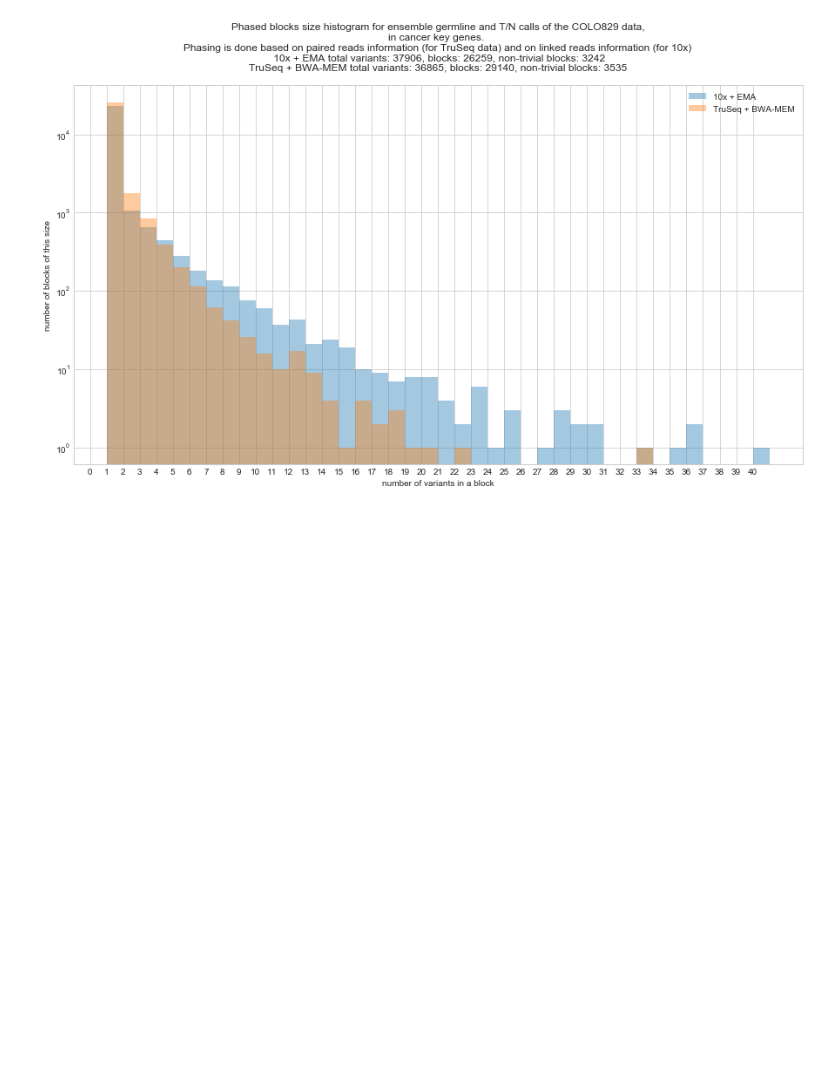
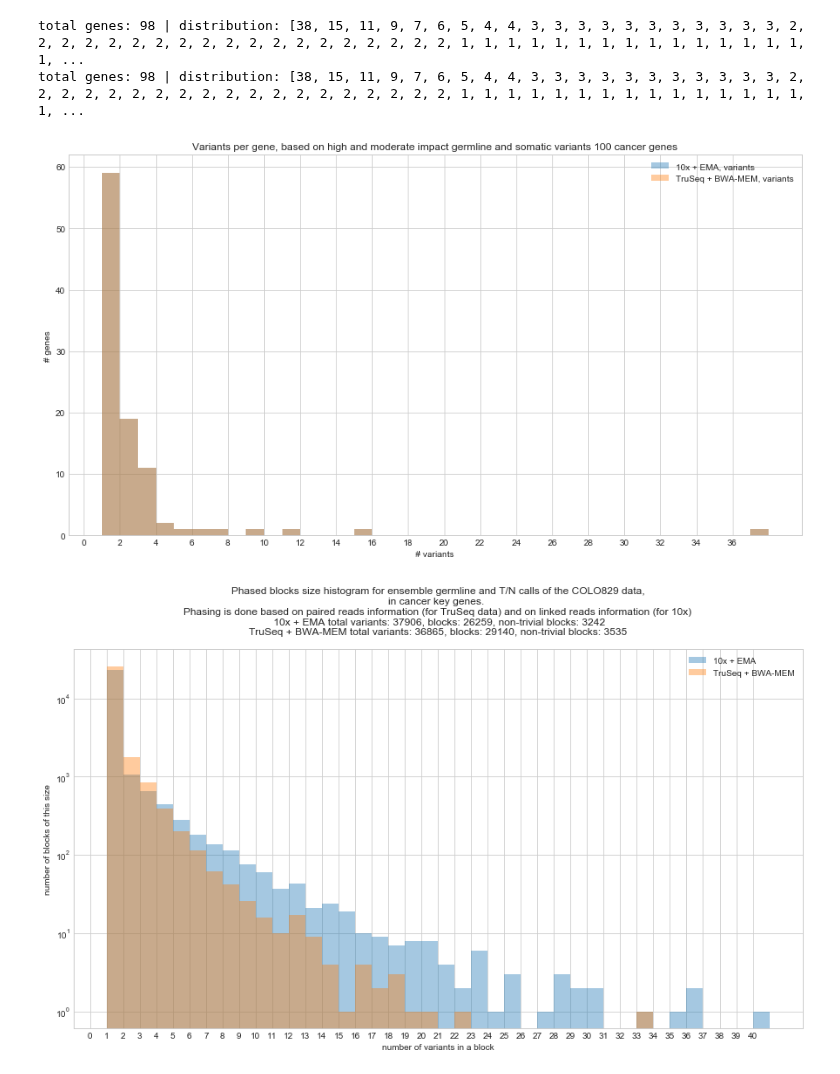
Before and after one commit to umccr/10x, a Jupyter notebook: phasing/Plot phase blocks.ipynb, the cells around one changed output. Drawn from its saved outputs; the diff is of its cells as text; code cells hidden in the pictures; blank space fills up the shorter version.

```diff
--- a/phasing/Plot phase blocks.ipynb
+++ b/phasing/Plot phase blocks.ipynb
@@ -38,3 +91,23 @@ bwa_blocks = parse_vcf_file('examples/keygenes_BWA_100pc.phased.vcf')
+# %%
+plt.figure(figsize=(15,8))
+
+ticks_num = 0
+for vars_by_gene, l in [(ema_vars_by_gene, "10x + EMA, variants"), (bwa_vars_by_gene, "TruSeq + BWA-MEM, variants")]:
+    x = sorted((vars for vars in vars_by_gene.values()), reverse=True)
+    ticks_num = max(ticks_num, x[0])
+    print('total genes:', len(x), '| distribution:', x)
+    ax = sns.distplot(x, label=l, kde=False, bins=x[0]-1)
+
+plt.xticks(np.arange(ticks_num, step=2))
+plt.xlabel('# variants')
+plt.ylabel('# genes')
+plt.title('Variants per gene, based on high and moderate impact germline and somatic variants 100 cancer genes')
+plt.legend()
+pass
+# %% [output]
+total genes: 98 | distribution: [38, 15, 11, 9, 7, 6, 5, 4, 4, 3, 3, 3, 3, 3, 3, 3, 3, 3, 3, 3, 2, 2, 2, 2, 2, 2, 2, 2, 2, 2, 2, 2, 2, 2, 2, 2, 2, 2, 2, 1, 1, 1, 1, 1, 1, 1, 1, 1, 1, 1, 1, 1, 1, 1, 1, ...
+total genes: 98 | distribution: [38, 15, 11, 9, 7, 6, 5, 4, 4, 3, 3, 3, 3, 3, 3, 3, 3, 3, 3, 3, 2, 2, 2, 2, 2, 2, 2, 2, 2, 2, 2, 2, 2, 2, 2, 2, 2, 2, 2, 1, 1, 1, 1, 1, 1, 1, 1, 1, 1, 1, 1, 1, 1, 1, 1, ...
+[figure, added]
 # %%
 import matplotlib.pyplot as plt
 import seaborn as sns
```
Also changed, not shown: parts of 3 cells of this notebook, 3 other files.
